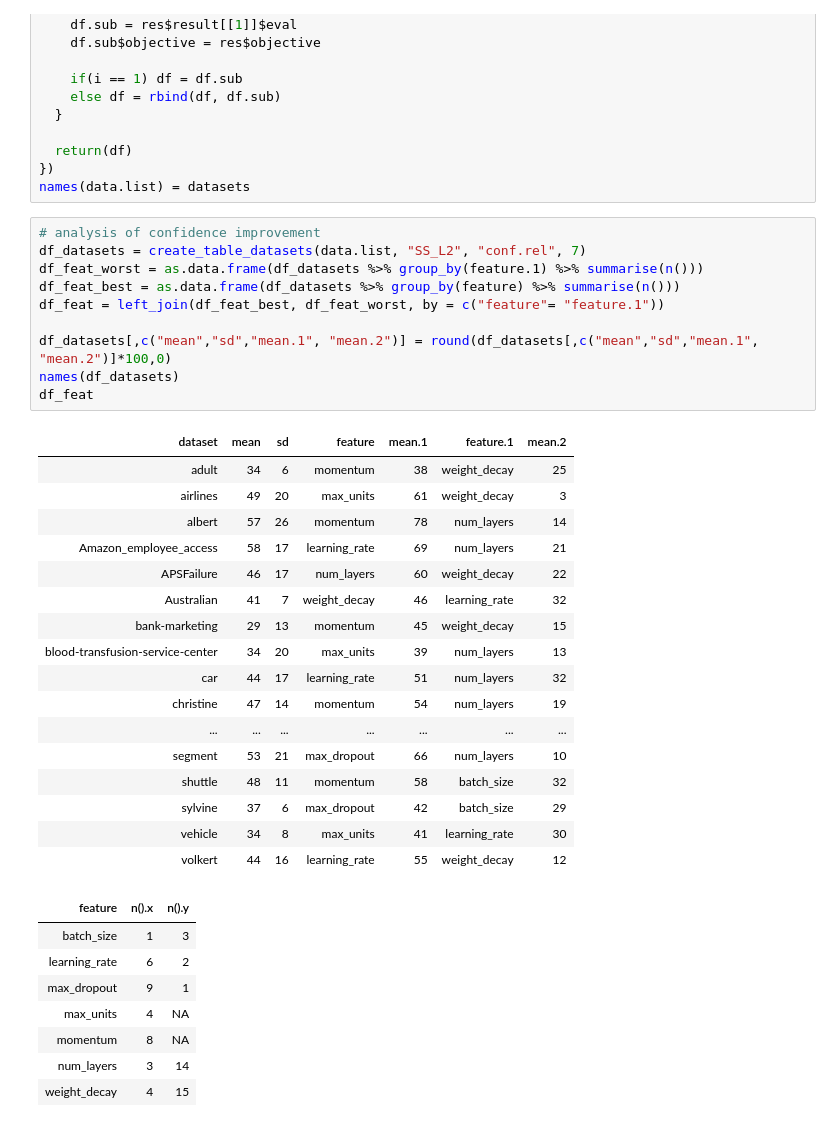
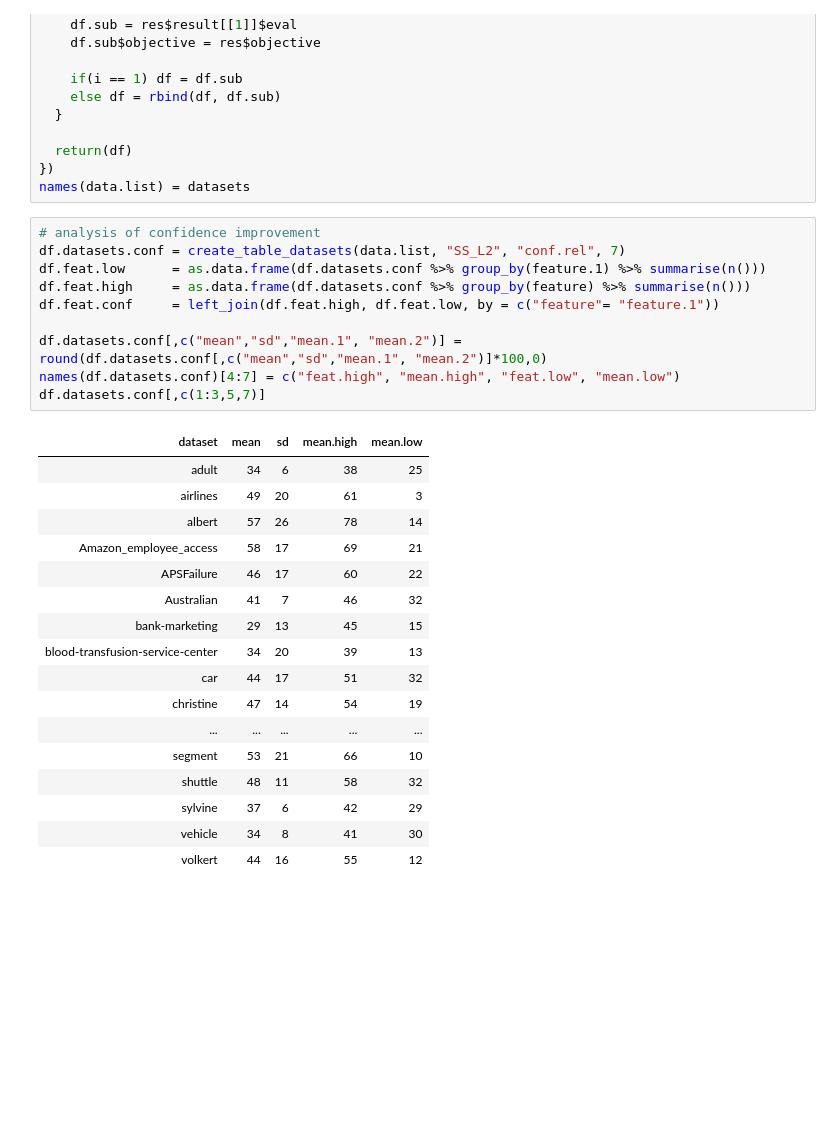
Before and after one commit to slds-lmu/paper_2021_xautoml, a Jupyter notebook: analysis/analysis_appendix_B.3.2.ipynb, the cells around one changed output. Cells and saved outputs as stored; diff of their text form; blank space fills up the shorter version.

```diff
--- a/analysis/analysis_appendix_B.3.2.ipynb
+++ b/analysis/analysis_appendix_B.3.2.ipynb
@@ -50,39 +52,31 @@ data.list = lapply(datasets, function(data){
 names(data.list) = datasets
 # %%
 # analysis of confidence improvement
-df_datasets = create_table_datasets(data.list, "SS_L2", "conf.rel", 7)
-df_feat_worst = as.data.frame(df_datasets %>% group_by(feature.1) %>% summarise(n()))
-df_feat_best = as.data.frame(df_datasets %>% group_by(feature) %>% summarise(n()))
-df_feat = left_join(df_feat_best, df_feat_worst, by = c("feature"= "feature.1"))
+df.datasets.conf = create_table_datasets(data.list, "SS_L2", "conf.rel", 7)
+df.feat.low      = as.data.frame(df.datasets.conf %>% group_by(feature.1) %>% summarise(n()))
+df.feat.high     = as.data.frame(df.datasets.conf %>% group_by(feature) %>% summarise(n()))
+df.feat.conf     = left_join(df.feat.high, df.feat.low, by = c("feature"= "feature.1"))
 
-df_datasets[,c("mean","sd","mean.1", "mean.2")] = round(df_datasets[,c("mean","sd","mean.1", "mean.2")]*100,0)
-names(df_datasets)
-df_feat
+df.datasets.conf[,c("mean","sd","mean.1", "mean.2")] = round(df.datasets.conf[,c("mean","sd","mean.1", "mean.2")]*100,0)
+names(df.datasets.conf)[4:7] = c("feat.high", "mean.high", "feat.low", "mean.low")
+df.datasets.conf[,c(1:3,5,7)]
 # %% [output]
-| dataset | mean | sd | feature | mean.1 | feature.1 | mean.2 |
-| adult | 34 | 6 | momentum | 38 | weight_decay | 25 |
-| airlines | 49 | 20 | max_units | 61 | weight_decay | 3 |
-| albert | 57 | 26 | momentum | 78 | num_layers | 14 |
-| Amazon_employee_access | 58 | 17 | learning_rate | 69 | num_layers | 21 |
-| APSFailure | 46 | 17 | num_layers | 60 | weight_decay | 22 |
-| Australian | 41 | 7 | weight_decay | 46 | learning_rate | 32 |
-| bank-marketing | 29 | 13 | momentum | 45 | weight_decay | 15 |
-| blood-transfusion-service-center | 34 | 20 | max_units | 39 | num_layers | 13 |
-| car | 44 | 17 | learning_rate | 51 | num_layers | 32 |
-| christine | 47 | 14 | momentum | 54 | num_layers | 19 |
-| ... | ... | ... | ... | ... | ... | ... |
-| segment | 53 | 21 | max_dropout | 66 | num_layers | 10 |
-| shuttle | 48 | 11 | momentum | 58 | batch_size | 32 |
-| sylvine | 37 | 6 | max_dropout | 42 | batch_size | 29 |
-| vehicle | 34 | 8 | max_units | 41 | learning_rate | 30 |
-| volkert | 44 | 16 | learning_rate | 55 | weight_decay | 12 |
+| dataset | mean | sd | mean.high | mean.low |
+| adult | 34 | 6 | 38 | 25 |
+| airlines | 49 | 20 | 61 | 3 |
+| albert | 57 | 26 | 78 | 14 |
+| Amazon_employee_access | 58 | 17 | 69 | 21 |
+| APSFailure | 46 | 17 | 60 | 22 |
+| Australian | 41 | 7 | 46 | 32 |
+| bank-marketing | 29 | 13 | 45 | 15 |
+| blood-transfusion-service-center | 34 | 20 | 39 | 13 |
+| car | 44 | 17 | 51 | 32 |
+| christine | 47 | 14 | 54 | 19 |
+| ... | ... | ... | ... | ... |
+| segment | 53 | 21 | 66 | 10 |
+| shuttle | 48 | 11 | 58 | 32 |
+| sylvine | 37 | 6 | 42 | 29 |
+| vehicle | 34 | 8 | 41 | 30 |
+| volkert | 44 | 16 | 55 | 12 |
-| feature | n().x | n().y |
-| batch_size | 1 | 3 |
-| learning_rate | 6 | 2 |
-| max_dropout | 9 | 1 |
-| max_units | 4 | NA |
-| momentum | 8 | NA |
-| num_layers | 3 | 14 |
-| weight_decay | 4 | 15 |
 # %%
 # analysis of neg loglik improvement
```
Also changed, not shown: parts of 7 cells of this notebook.
